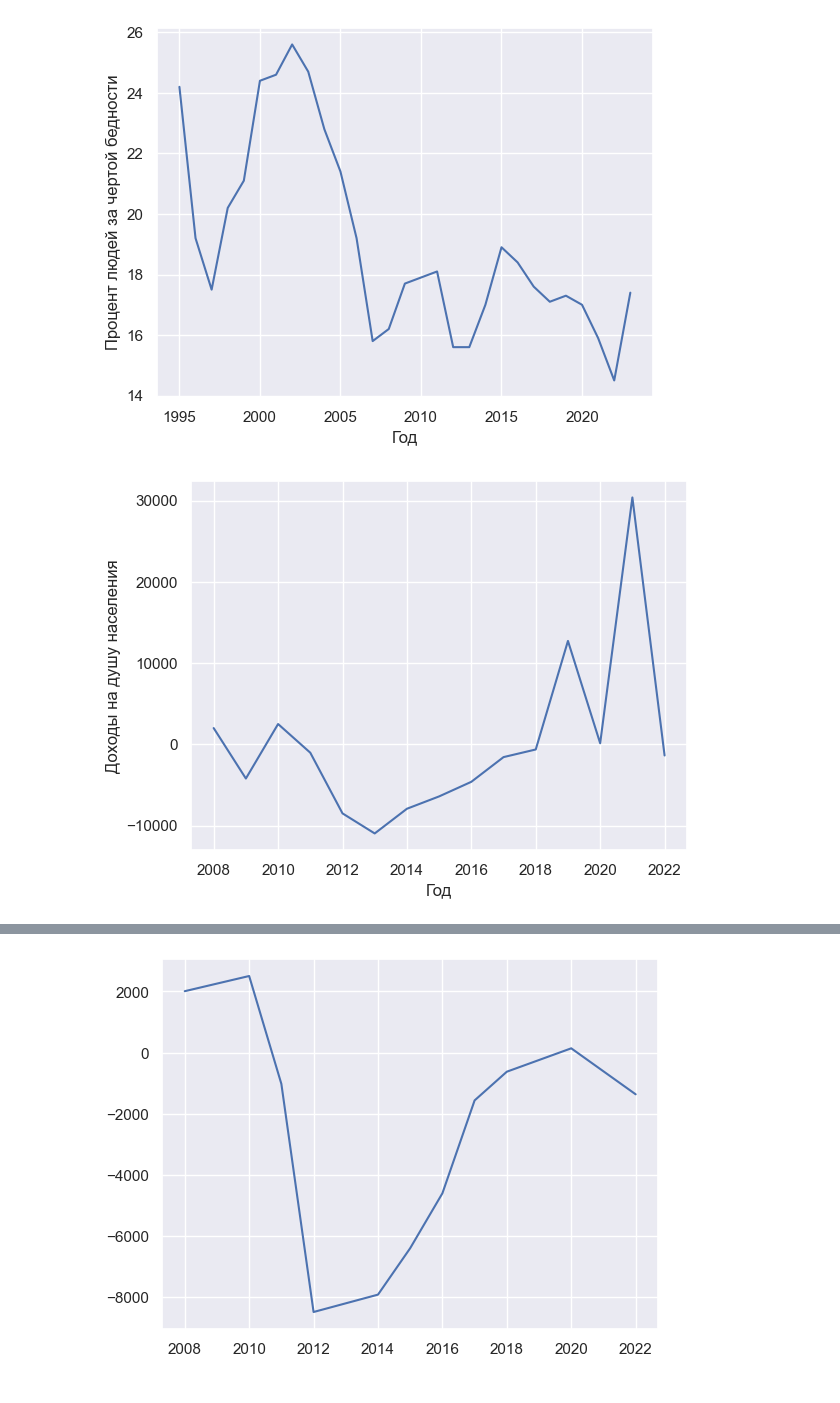
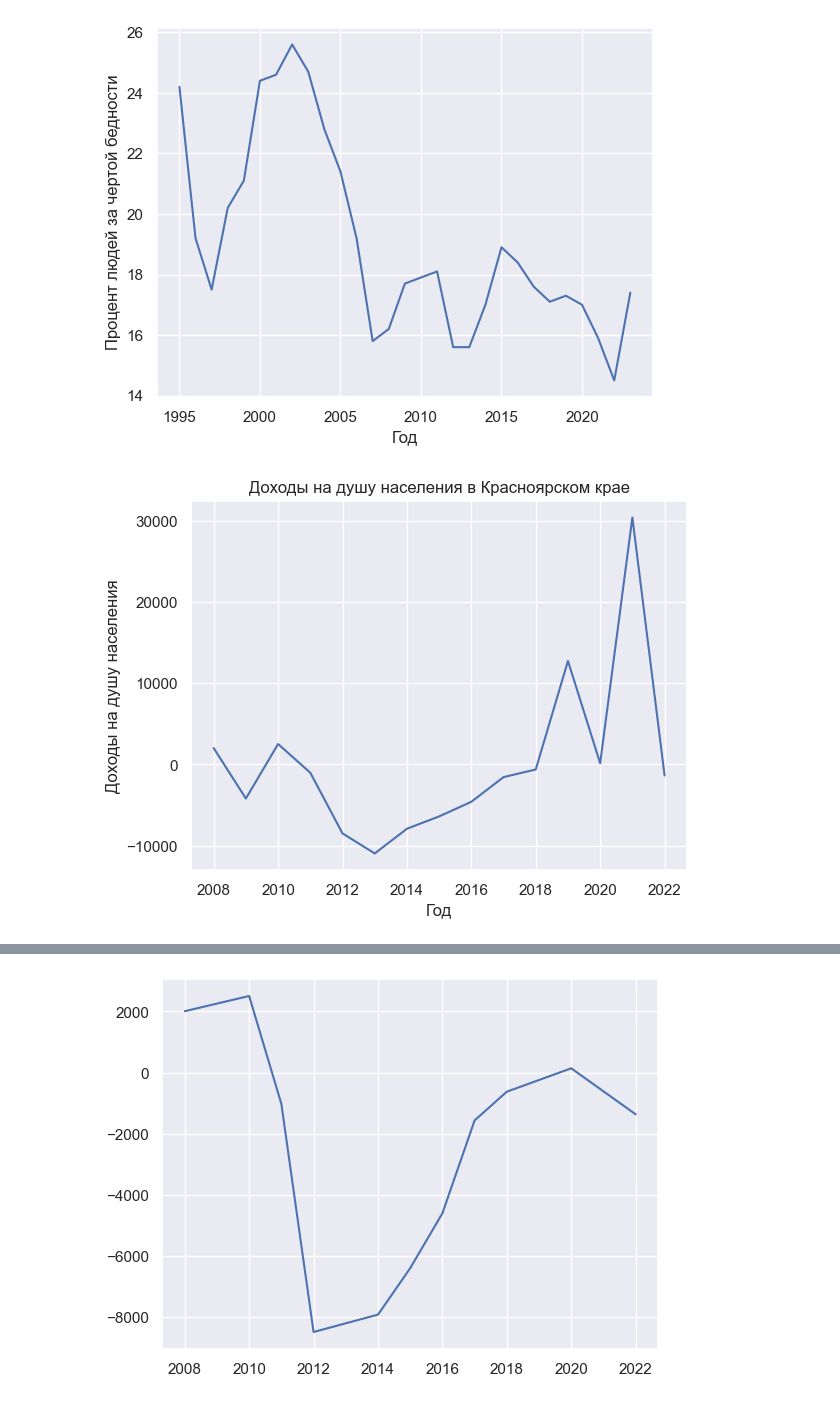
Before and after one commit to sinhropter/project_ppsh, a Jupyter notebook: work_with_date.ipynb, the cells around one changed output, grey strips where cells are left out. Cells and saved outputs as stored; diff of their text form; code cells hidden in the pictures.

```diff
--- a/work_with_date.ipynb
+++ b/work_with_date.ipynb
@@ -204,8 +188,6 @@ plt.show()
 [figure]
 # %%
 sns.set_theme(style="darkgrid")
-# %%
-sns.set_theme(style="darkgrid")
 # %%
 sns.barplot(x = sf["Год"], y = sf["Численность"])
 plt.xticks(rotation = 90)
@@ -417,12 +398,13 @@ df1['доходы на душу населения'] = np.array(l)
 # %%
 x = np.array(list(df1["Год"])[16:])
 y = np.array(list(df1["доходы на душу населения"])[16:])
 plt.xlabel("Год")
 plt.ylabel("Доходы на душу населения")
+plt.title("Доходы на душу населения в Красноярском крае")
 plt.plot(x, y)
 plt.show()
 # %% [output]
-[figure, old version]
+[figure, new version]
 # %%
 df1.fillna(value = 0)
 df1 = df1.drop(index = 17, axis = 0)
```
Also changed, not shown: parts of 10 cells of this notebook.
